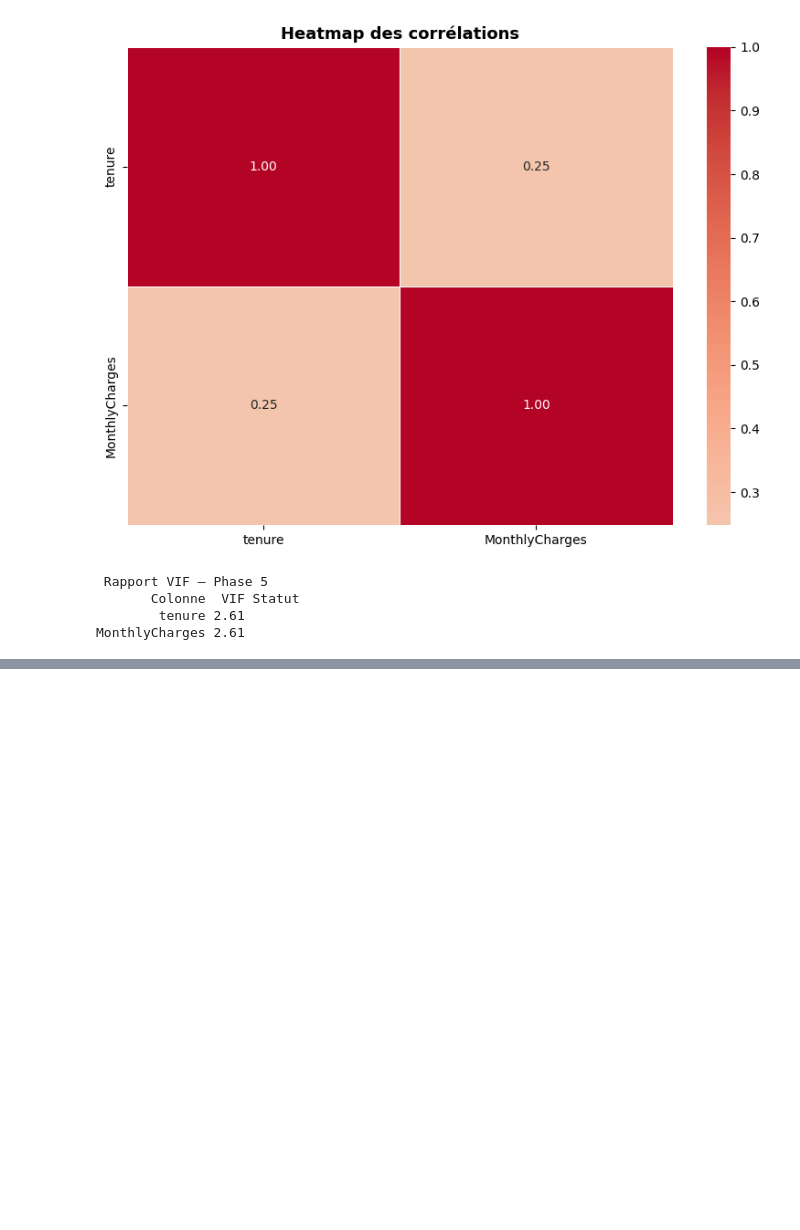
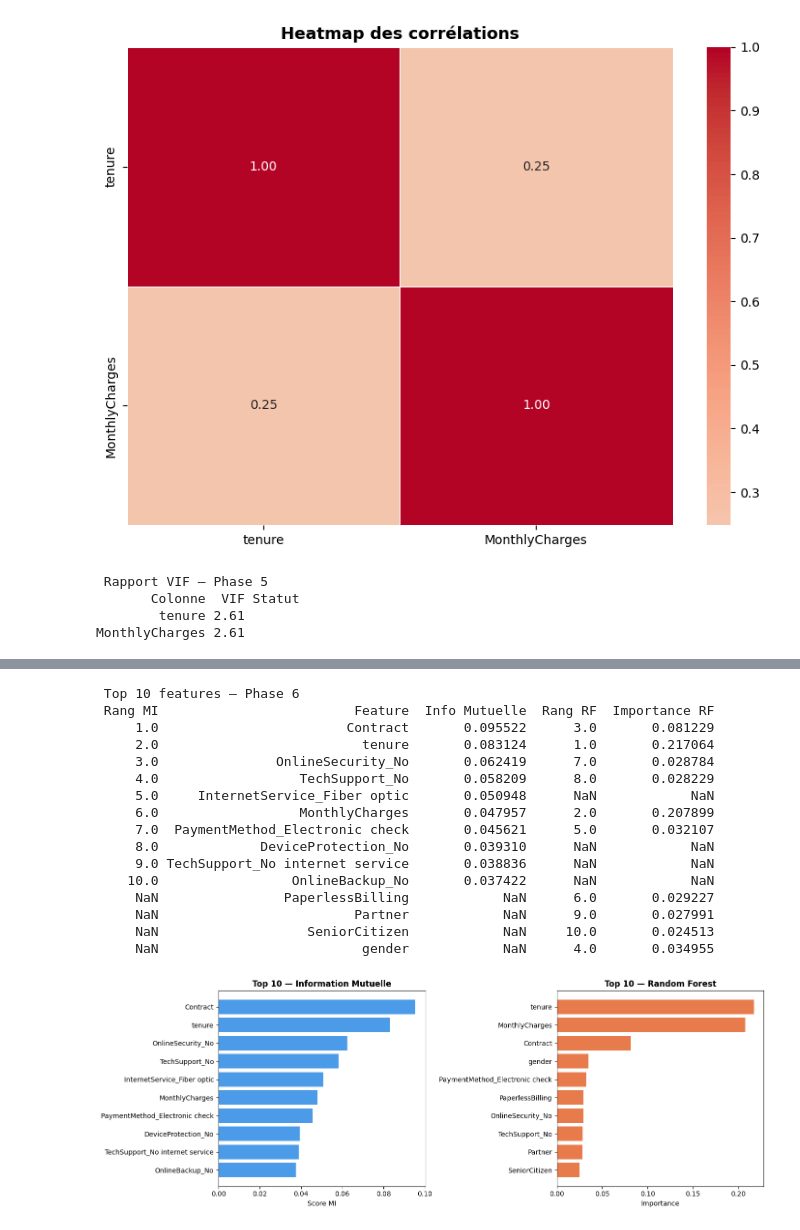
Before and after one commit to karamdh/arene-des-algos-KARAM-DHIFI01, a Jupyter notebook: jour2.ipynb, the cells around one changed output, grey strips where cells are left out. Drawn from its saved outputs; the diff is of its cells as text; code cells hidden in the pictures; blank space fills up the shorter version.

```diff
--- a/jour2.ipynb
+++ b/jour2.ipynb
@@ -390,0 +459,21 @@ MonthlyCharges 2.61
+# %%
+df = df.drop(columns=["TotalCharges"])
+df_mi, df_rf = features_discriminantes(df)
+# %% [output]
+ Top 10 features — Phase 6
+ Rang MI                         Feature  Info Mutuelle  Rang RF  Importance RF
+     1.0                        Contract       0.095522      3.0       0.081229
+     2.0                          tenure       0.083124      1.0       0.217064
+     3.0               OnlineSecurity_No       0.062419      7.0       0.028784
+     4.0                  TechSupport_No       0.058209      8.0       0.028229
+     5.0     InternetService_Fiber optic       0.050948      NaN            NaN
+     6.0                  MonthlyCharges       0.047957      2.0       0.207899
+     7.0  PaymentMethod_Electronic check       0.045621      5.0       0.032107
+     8.0             DeviceProtection_No       0.039310      NaN            NaN
+     9.0 TechSupport_No internet service       0.038836      NaN            NaN
+    10.0                 OnlineBackup_No       0.037422      NaN            NaN
+     NaN                PaperlessBilling            NaN      6.0       0.029227
+     NaN                         Partner            NaN      9.0       0.027991
+     NaN                   SeniorCitizen            NaN     10.0       0.024513
+     NaN                          gender            NaN      4.0       0.034955
+[figure, added]
```
Also changed, not shown: parts of 1 cell of this notebook.
